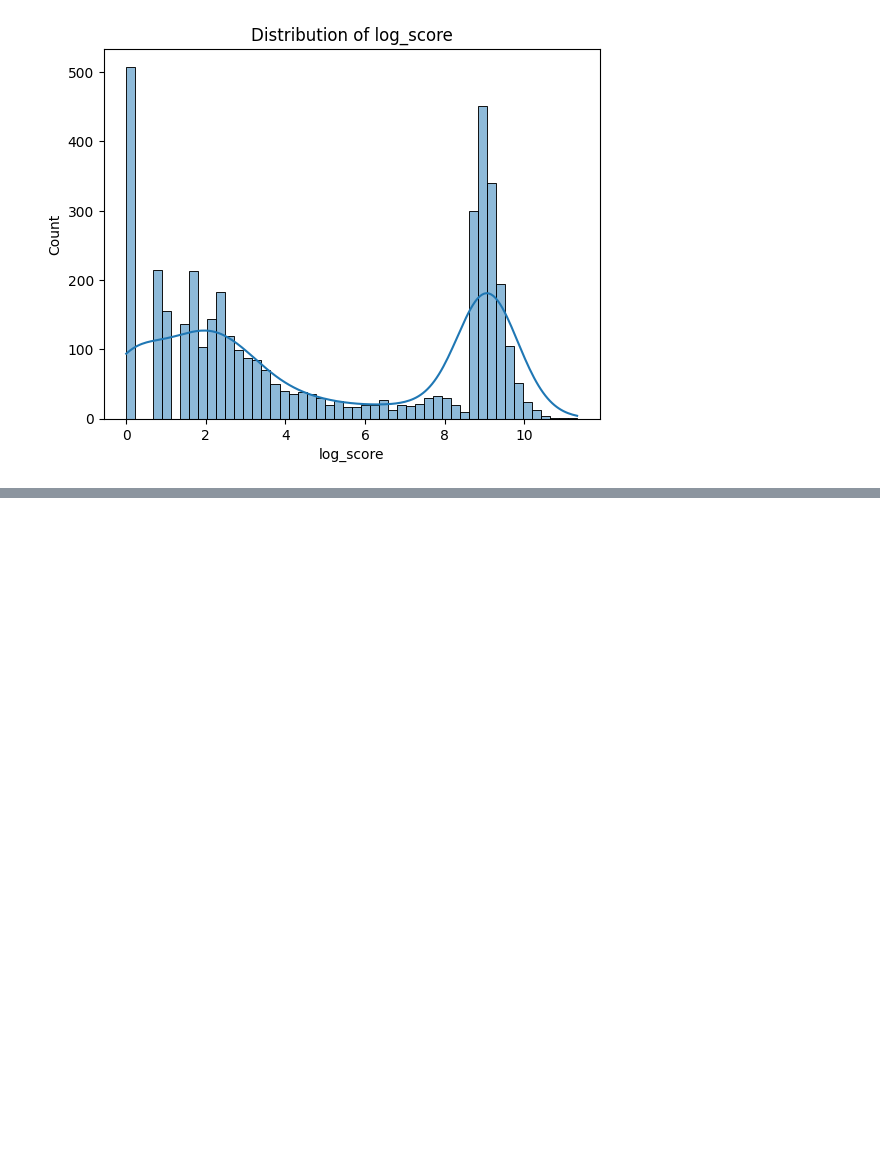
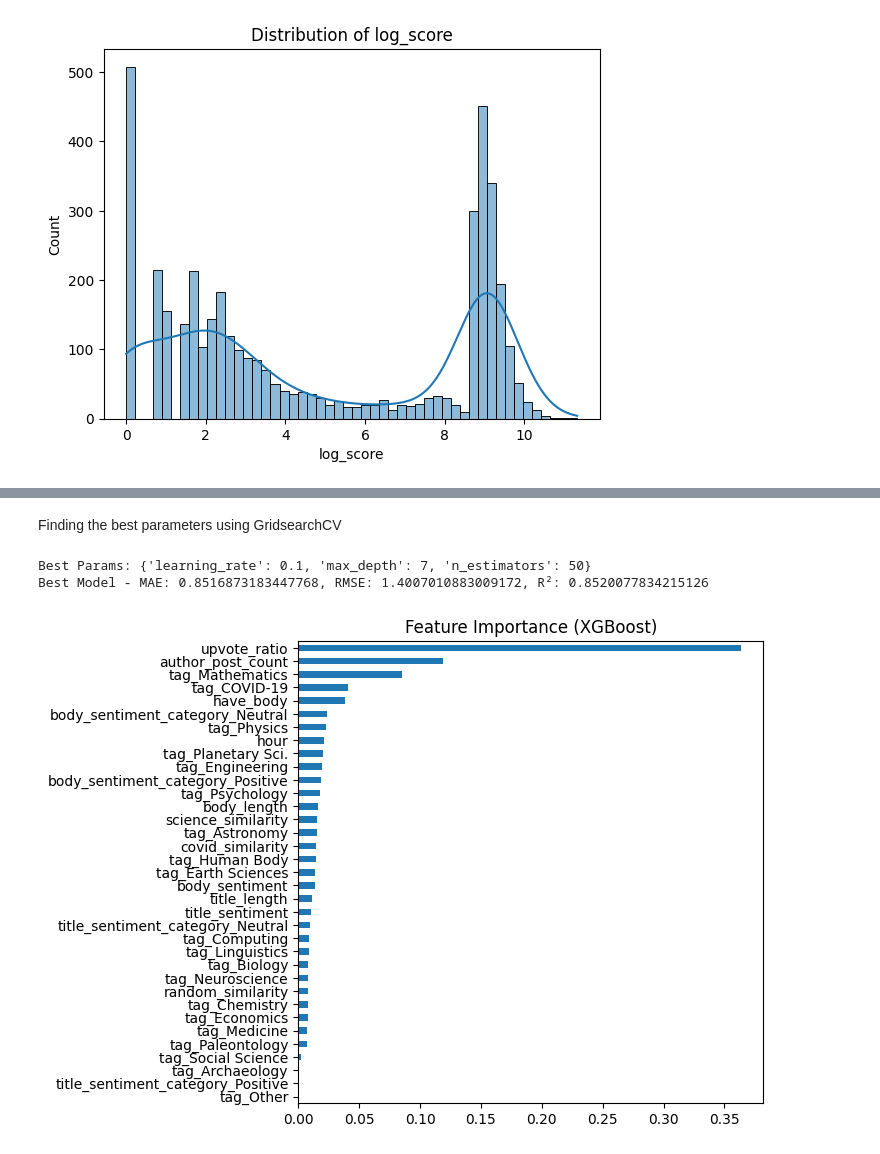
Before and after one commit to vensra/takehome_sravya, a Jupyter notebook: analysis/summary.ipynb, the cells around one changed output, grey strips where cells are left out. Cells and saved outputs as stored; diff of their text form; code cells hidden in the pictures; blank space fills up the shorter version.

```diff
--- a/analysis/summary.ipynb
+++ b/analysis/summary.ipynb
@@ -695,0 +221,32 @@ plt.show()
+# %%
+from sklearn.model_selection import train_test_split
+from sklearn.linear_model import LinearRegression
+from sklearn.metrics import mean_absolute_error, mean_squared_error
+from sklearn.metrics import r2_score
+from sklearn.ensemble import RandomForestRegressor
+import xgboost as xgb
+from sklearn.preprocessing import StandardScaler
+from sklearn.model_selection import GridSearchCV
+
+# Drop Unnecessary Columns not used in X_train
+drop_col = ['title', 'body', 'url', 'author', 'datetime','month', 'dayofweek', 'title_modified', 'body_modified', 'log_score', 'author', 'score']
+
+features = [
+    'upvote_ratio', 'title_length', 'body_length', 'author_post_count', 'hour', 'month',
+    'title_sentiment', 'body_sentiment', 'science_similarity', 'covid_similarity', 'random_similarity',
+    'have_body'
+]
+target = 'log_score'
+
+# Handling any missing values
+print(data.shape)
+data = data.dropna(subset=[target])  # Drop rows where score is missing
+data[features] = data[features].fillna(0)  # Fill missing feature values with 0 - but no missing values
+
+# Categorical Features - dummy values
+data = pd.get_dummies(data, columns=['tag', 'title_sentiment_category', 'body_sentiment_category'], drop_first=True)
+data['have_body'] = data['have_body'].map({'yes': 1, 'no': 0})
+
+# Updated features with all the columns needed for training
+updated_features = [col for col in data.columns.to_list() if col not in drop_col]
+data[updated_features].columns
@@ -695,0 +267,3 @@ plt.show()
+# %%
+# Test Train split
+X_train, X_test, y_train, y_test = train_test_split(data[updated_features], data[target], test_size=0.2, random_state=42)
@@ -695,0 +308,41 @@ plt.show()
+# %% [markdown]
+Finding the best parameters using GridsearchCV
+# %%
+param_grid = {
+    'n_estimators': [50, 100, 200],
+    'learning_rate': [0.01, 0.1, 0.2],
+    'max_depth': [3, 5, 7]
+}
+
+grid = GridSearchCV(xgb.XGBRegressor(random_state=42), param_grid, scoring='neg_mean_absolute_error', cv=3)
+grid.fit(X_train, y_train)
+
+print(f"Best Params: {grid.best_params_}")
+
+# Use the best parameters found by GridSearchCV
+best_model = grid.best_estimator_
+
+# Fit the best model
+best_model.fit(X_train, y_train)
+
+# Make predictions
+y_pred_best = best_model.predict(X_test)
+
+# Evaluate the model
+mae_best = mean_absolute_error(y_test, y_pred_best)
+rmse_best = mean_squared_error(y_test, y_pred_best) ** 0.5
+r2_best = r2_score(y_test, y_pred_best)
+
+# Print the evaluation metrics
+print(f"Best Model - MAE: {mae_best}, RMSE: {rmse_best}, R²: {r2_best}")
+# %% [output]
+Best Params: {'learning_rate': 0.1, 'max_depth': 7, 'n_estimators': 50}
+Best Model - MAE: 0.8516873183447768, RMSE: 1.4007010883009172, R²: 0.8520077834215126
+# %%
+# Identifying the important features based on the scores
+feature_importances = pd.Series(xgb_model.feature_importances_, index=updated_features)
+feature_importances.sort_values(ascending=True).plot(kind='barh', figsize=(6,6))
+plt.title("Feature Importance (XGBoost)")
+plt.show()
+# %% [output]
+[figure, added]
```
Also changed, not shown: parts of 58 cells of this notebook.
